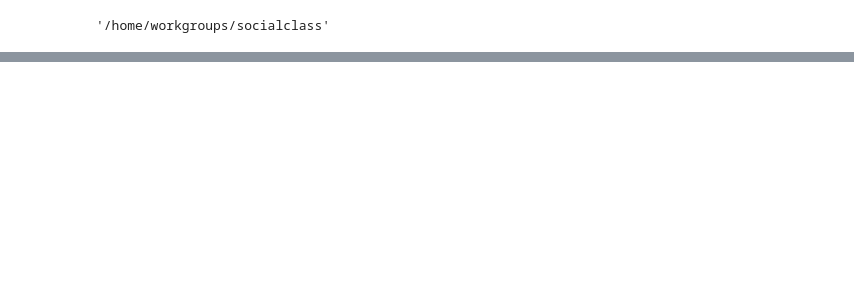
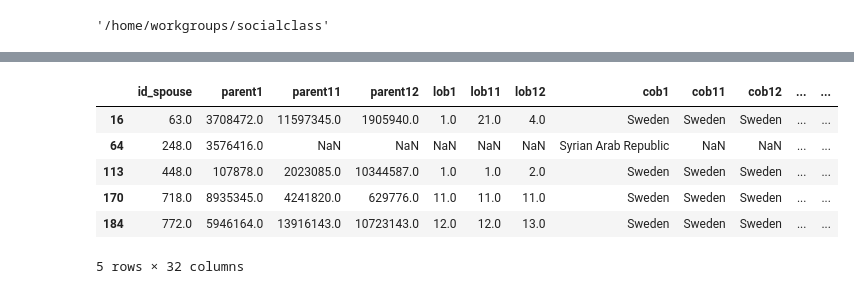
Before and after one commit to sabourikenari/Social-Class-Marriage-Market, a Jupyter notebook: analysis/A1_1_master.ipynb, the cells around one changed output, grey strips where cells are left out. Drawn from its saved outputs; the diff is of its cells as text; code cells hidden in the pictures; blank space fills up the shorter version.

```diff
--- a/analysis/A1_1_master.ipynb
+++ b/analysis/A1_1_master.ipynb
@@ -97,0 +30,10 @@ neg_men
+# %%
+men_df.head()
+# %% [output]
+|  | id_spouse | parent1 | parent11 | parent12 | lob1 | lob11 | lob12 | cob1 | cob11 | cob12 | ... | ... |
+| 16 | 63.0 | 3708472.0 | 11597345.0 | 1905940.0 | 1.0 | 21.0 | 4.0 | Sweden | Sweden | Sweden | ... | ... |
+| 64 | 248.0 | 3576416.0 | NaN | NaN | NaN | NaN | NaN | Syrian Arab Republic | NaN | NaN | ... | ... |
+| 113 | 448.0 | 107878.0 | 2023085.0 | 10344587.0 | 1.0 | 1.0 | 2.0 | Sweden | Sweden | Sweden | ... | ... |
+| 170 | 718.0 | 8935345.0 | 4241820.0 | 629776.0 | 11.0 | 11.0 | 11.0 | Sweden | Sweden | Sweden | ... | ... |
+| 184 | 772.0 | 5946164.0 | 13916143.0 | 10723143.0 | 12.0 | 12.0 | 13.0 | Sweden | Sweden | Sweden | ... | ... |
+5 rows × 32 columns
```
Also changed, not shown: parts of 14 cells of this notebook.
